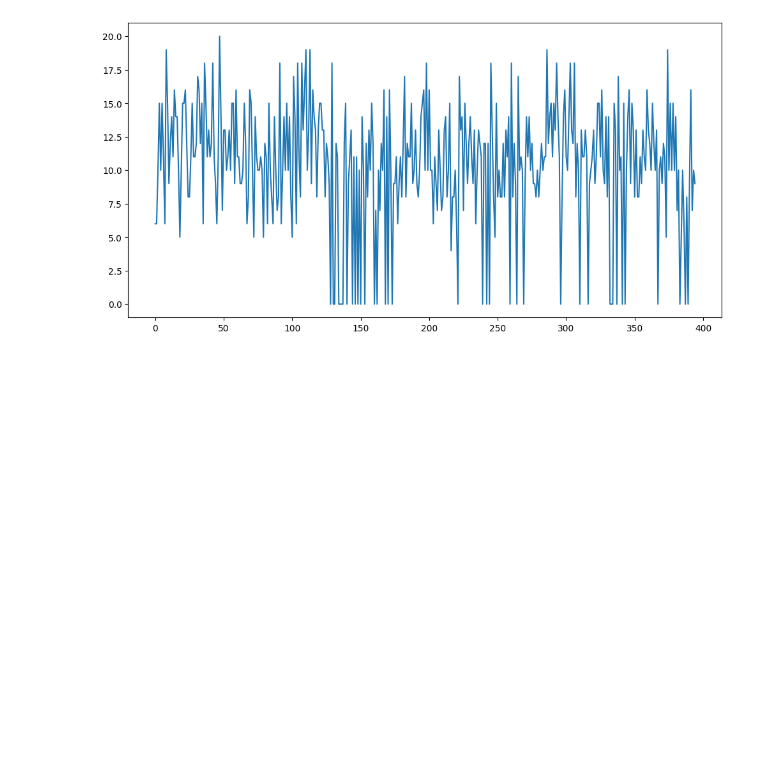
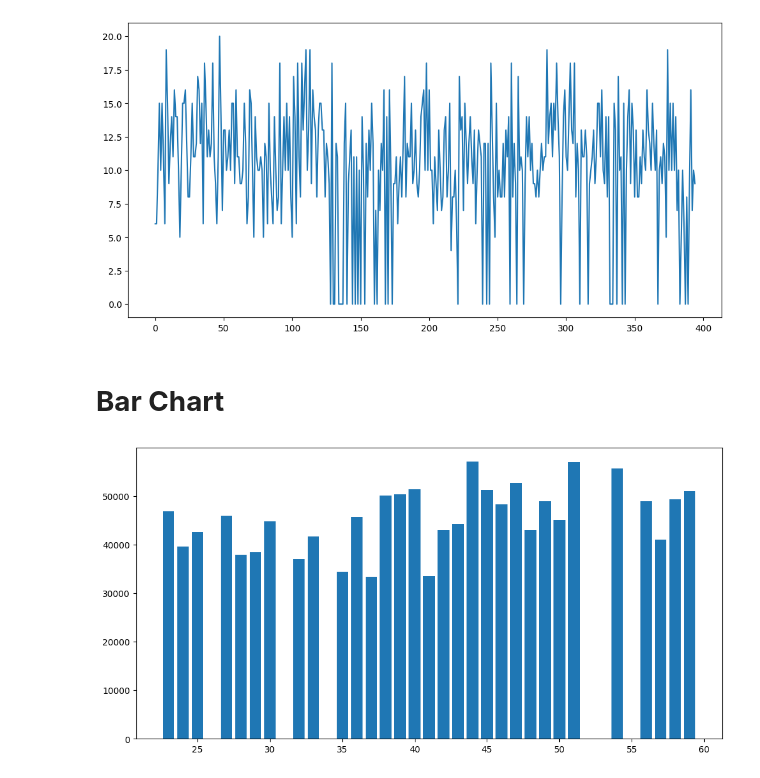
Before and after one commit to Aniketyadav29/Data-Science-Tutorial, a Jupyter notebook: matplotlib.ipynb, the cells around one changed output. Saved outputs shown, nothing was run; the diff lists cells and outputs as text; code cells hidden in the pictures; blank space fills up the shorter version.

```diff
--- a/matplotlib.ipynb
+++ b/matplotlib.ipynb
@@ -143,3 +143,16 @@ plt.plot(df['G3']),
 plt.show()
 # %% [output]
 [figure]
+# %% [markdown]
+# **Bar Chart**
+# %%
+import pandas as pd
+import matplotlib.pyplot as plt
+import numpy as np
+df=pd.read_csv('/content/employee_salary.csv')
+salary_by_age=df.groupby('age')['income'].mean()
+plt.figure(figsize=(12,6))
+plt.bar(salary_by_age.index,salary_by_age.values)
+plt.show()
+# %% [output]
+[figure, added]
```
